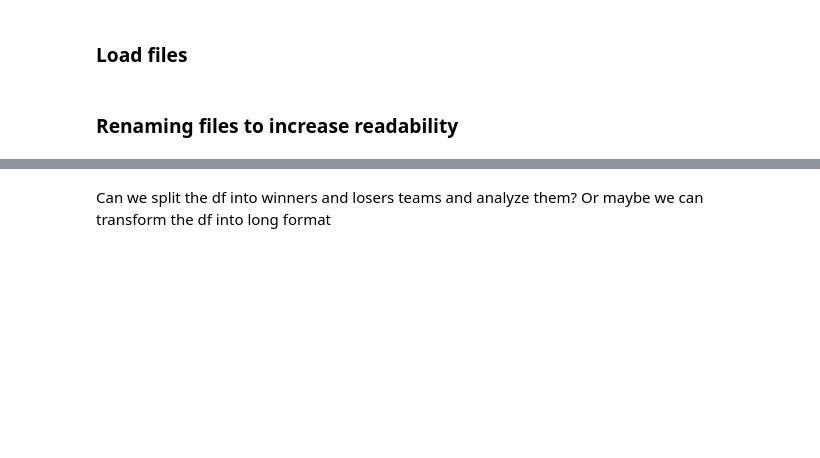
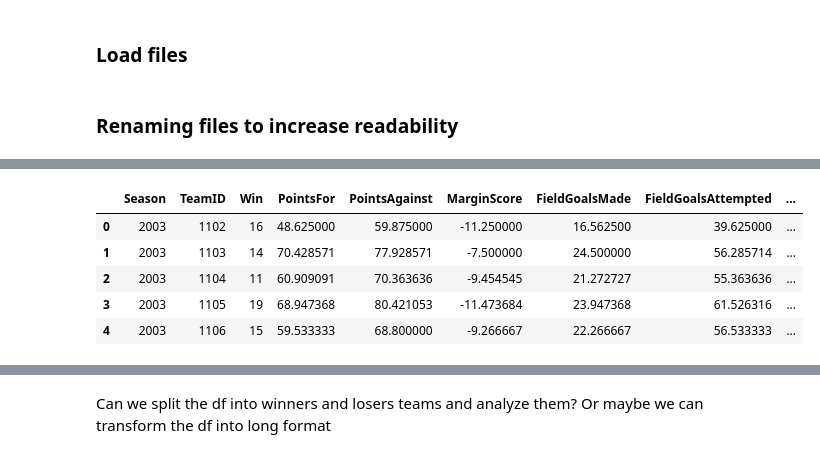
Before and after one commit to Barderus/MarchMadness-Kaggle, a Jupyter notebook: notebooks/EDA.ipynb, the cells around one changed output, grey strips where cells are left out. Drawn from its saved outputs; the diff is of its cells as text; code cells hidden in the pictures; blank space fills up the shorter version.

```diff
--- a/notebooks/EDA.ipynb
+++ b/notebooks/EDA.ipynb
@@ -114,0 +217,31 @@ TODO - @Dan
+# %%
+loser_df_stats = loser_df.groupby([
+    "Season",
+    "TeamID",
+], as_index=False).agg({
+    "Win": "count",
+    "PointsFor":"mean",
+    "PointsAgainst":"mean",
+    "MarginScore":"mean",
+    "FieldGoalsMade":"mean",
+    "FieldGoalsAttempted":"mean",
+    "ThreePointsMade":"mean",
+    "ThreePointsAttempted":"mean",
+    "FreeThrowsMade":"mean",
+    "FreeThrowsAttempted":"mean",
+    "OffensiveRebounds":"mean",
+    "DefensiveRebounds":"mean",
+    "Assists":"mean",
+    "Turnovers":"mean",
+    "Steals":"mean",
+    "Blocks":"mean",
+    "PersonalFouls":"mean"
+})
+loser_df_stats.head(5)
+# %% [output]
+|  | Season | TeamID | Win | PointsFor | PointsAgainst | MarginScore | FieldGoalsMade | FieldGoalsAttempted | ... |
+| 0 | 2003 | 1102 | 16 | 48.625000 | 59.875000 | -11.250000 | 16.562500 | 39.625000 | ... |
+| 1 | 2003 | 1103 | 14 | 70.428571 | 77.928571 | -7.500000 | 24.500000 | 56.285714 | ... |
+| 2 | 2003 | 1104 | 11 | 60.909091 | 70.363636 | -9.454545 | 21.272727 | 55.363636 | ... |
+| 3 | 2003 | 1105 | 19 | 68.947368 | 80.421053 | -11.473684 | 23.947368 | 61.526316 | ... |
+| 4 | 2003 | 1106 | 15 | 59.533333 | 68.800000 | -9.266667 | 22.266667 | 56.533333 | ... |
```
Also changed, not shown: parts of 28 cells of this notebook.
